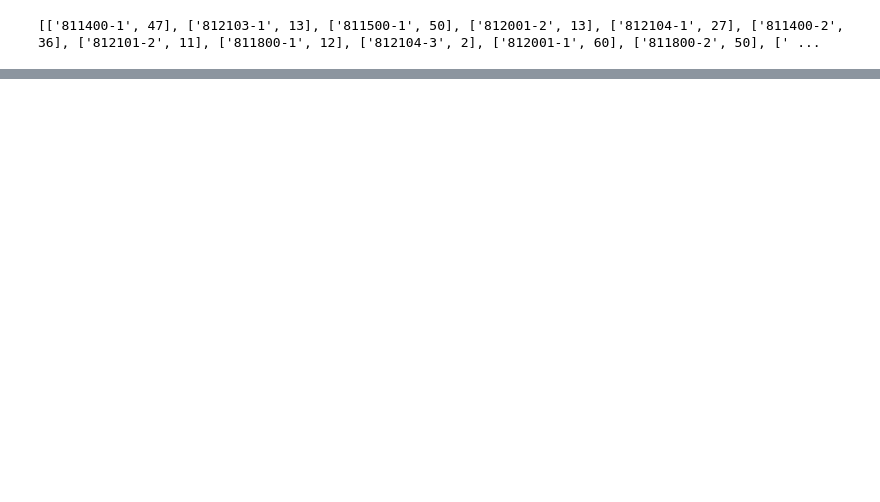
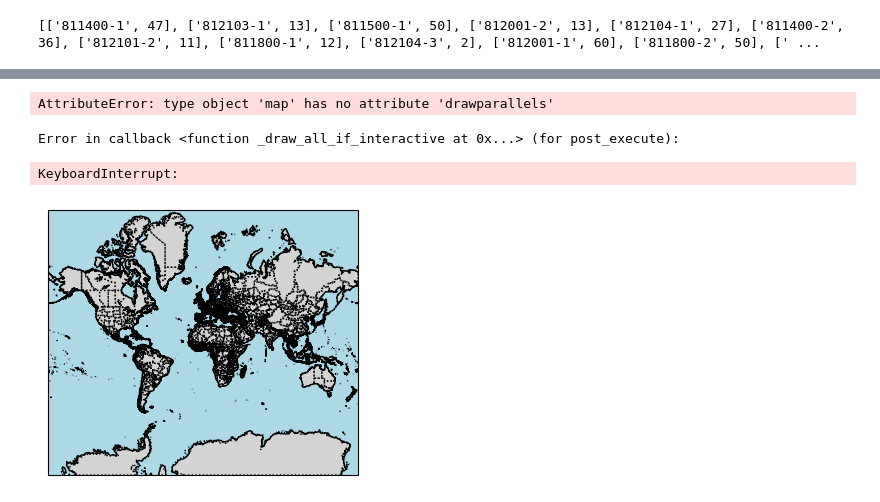
Before and after one commit to smcox789/390B-New-Solar-Data-Analysis, a Jupyter notebook: house_rec.ipynb, the cells around one changed output, grey strips where cells are left out. Cells and saved outputs as stored; diff of their text form; code cells hidden in the pictures; blank space fills up the shorter version.

```diff
--- a/house_rec.ipynb
+++ b/house_rec.ipynb
@@ -198,3 +254,46 @@ print(sorted_list)
+# %%
+import matplotlib.pyplot as plt
+import cartopy.crs as ccrs
+import cartopy.feature as cfeature
+
+def plot_on_map(blocks_with_long_lat):
+    # Create a Cartopy instance
+    plt.figure(figsize=(4, 4))
+    ax = plt.axes(projection=ccrs.Mercator())
+
+    # Add map features
+    ax.add_feature(cfeature.COASTLINE)
+    ax.add_feature(cfeature.BORDERS, linestyle=':')
+    ax.add_feature(cfeature.STATES.with_scale('10m'), linestyle=':')
+    ax.add_feature(cfeature.LAND, color='lightgray')
+    ax.add_feature(cfeature.OCEAN, color='lightblue')
+
+    # Draw meridians and parallels
+    map.drawparallels(range(41, 43), labels=[1, 0, 0, 0])
+    map.drawmeridians(range(-73, -71), labels=[0, 0, 0, 1])
+
+    # Draw town names
+    map.drawcounties()
+
+
+    # Plot blocks
+    for block_data in blocks_with_long_lat:
+        ax.plot(block_data['long'], block_data['lat'], 'bo', markersize=8, label=block_data['block'])
+
+    # Add town names
+    ax.text(-72.58, 42.1, 'Springfield', transform=ccrs.PlateCarree(), fontsize=12, fontweight='bold', color='red')
+
+    # Show plot
+    plt.title('Blocks with Golden Ratio Houses in Springfield, Western Massachusetts')
+    plt.show()
+
+blocks, blocks_with_long_lat = blocks_list()
+plot_on_map(blocks_with_long_lat)
+# %% [output]
+AttributeError: type object 'map' has no attribute 'drawparallels'
+Error in callback <function _draw_all_if_interactive at 0x...> (for post_execute):
+KeyboardInterrupt:
+[figure, added]
 # %%
 # function to get the percentage of how many golden ratio houses are in a block
 
```
Also changed, not shown: parts of 9 cells of this notebook.
